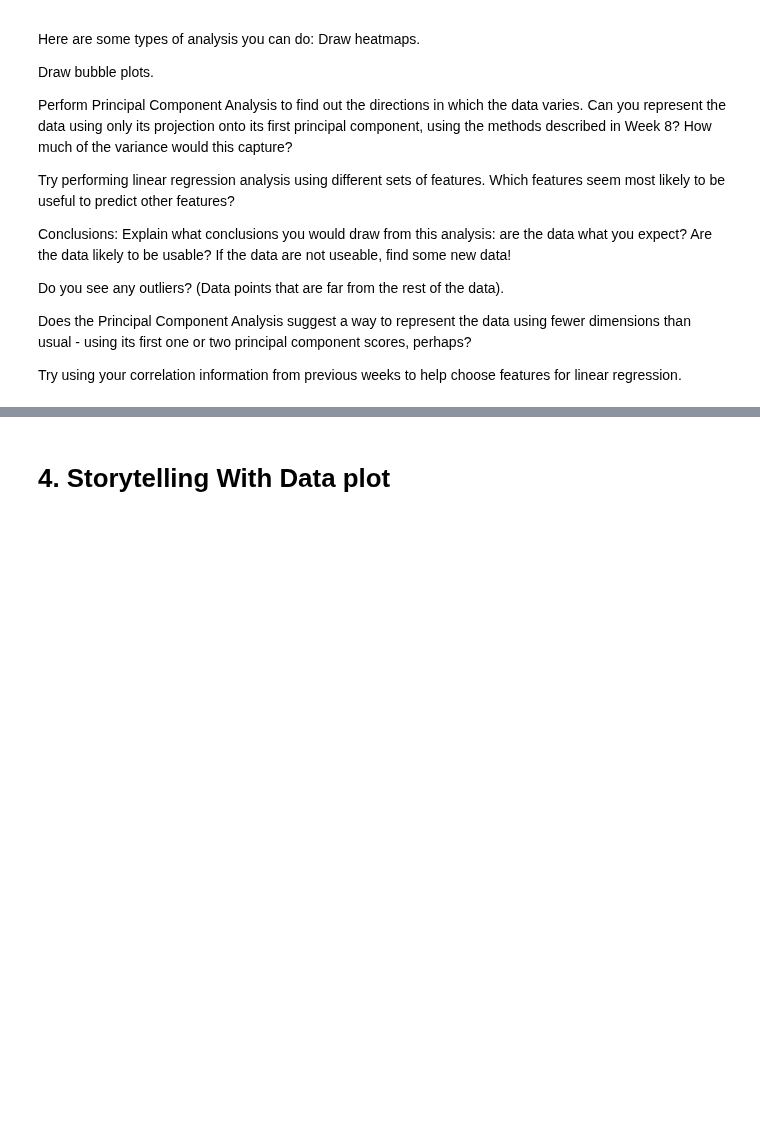
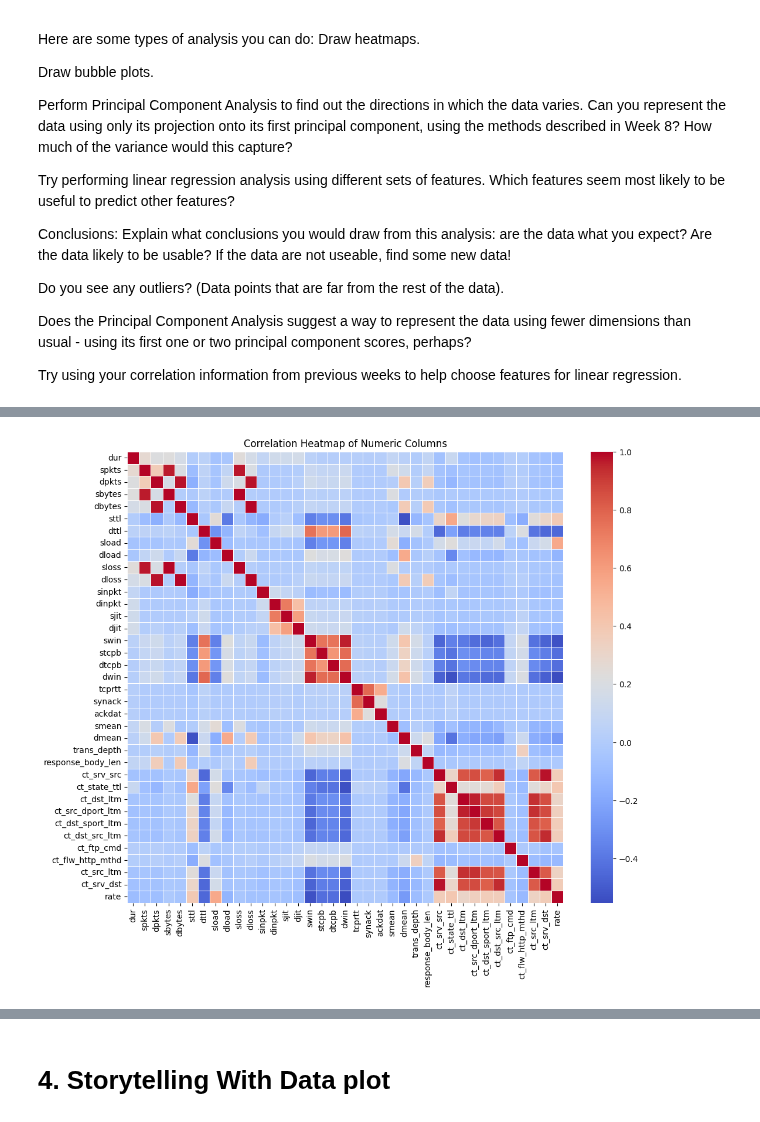
Before and after one commit to alr6qr/2025-spring-B2, a Jupyter notebook: Week9.ipynb, the cells around one changed output, grey strips where cells are left out. Cells and saved outputs as stored; diff of their text form; code cells hidden in the pictures; blank space fills up the shorter version.

```diff
--- a/Week9.ipynb
+++ b/Week9.ipynb
@@ -61,3 +73,22 @@ Do you see any outliers? (Data points that are far from the rest of the data).
 Does the Principal Component Analysis suggest a way to represent the data using fewer dimensions than usual - using its first one or two principal component scores, perhaps?
 
 Try using your correlation information from previous weeks to help choose features for linear regression.
+# %%
+# UNSW used due to the large amount of numeric variables
+# Data
+
+UNSW_data = pd.read_csv("UNSW_NB15_training-set.csv", header=0)
+UNSW_numeric_columns = [
+    'dur', 'spkts', 'dpkts', 'sbytes', 'dbytes', 'sttl', 'dttl', 'sload',
+    'dload', 'sloss', 'dloss', 'sinpkt', 'dinpkt', 'sjit',	'djit',	'swin',	'stcpb',
+    'dtcpb', 'dwin', 'tcprtt', 'synack', 'ackdat', 'smean',	'dmean', 'trans_depth',
+    'response_body_len', 'ct_srv_src', 'ct_state_ttl', 'ct_dst_ltm', 'ct_src_dport_ltm',
+    'ct_dst_sport_ltm',	'ct_dst_src_ltm', 'ct_ftp_cmd', 'ct_flw_http_mthd',	'ct_src_ltm',
+    'ct_srv_dst', 'rate' ]
+for column in UNSW_data.columns:
+    if column in UNSW_numeric_columns:
+        UNSW_data[column] = UNSW_data[column].astype('int')
+    else:
+        UNSW_data[column] = UNSW_data[column].astype('category')
+
+UNSW_data.head(10)
@@ -63,0 +108,14 @@ Try using your correlation information from previous weeks to help choose featur
+# %%
+# Correlation Heat Map
+
+numeric_data = UNSW_data[UNSW_numeric_columns]
+corr_matrix = numeric_data.corr()
+
+plt.figure(figsize=(12, 10))
+sns.heatmap(corr_matrix, annot=False, cmap='coolwarm', fmt='.2f', linewidths=0.5)
+plt.title('Correlation Heatmap of Numeric Columns')
+plt.xticks(rotation=90)
+plt.yticks(rotation=0)
+plt.show()
+# %% [output]
+[figure, added]
```
Also changed, not shown: parts of 10 cells of this notebook, 1 other file.
